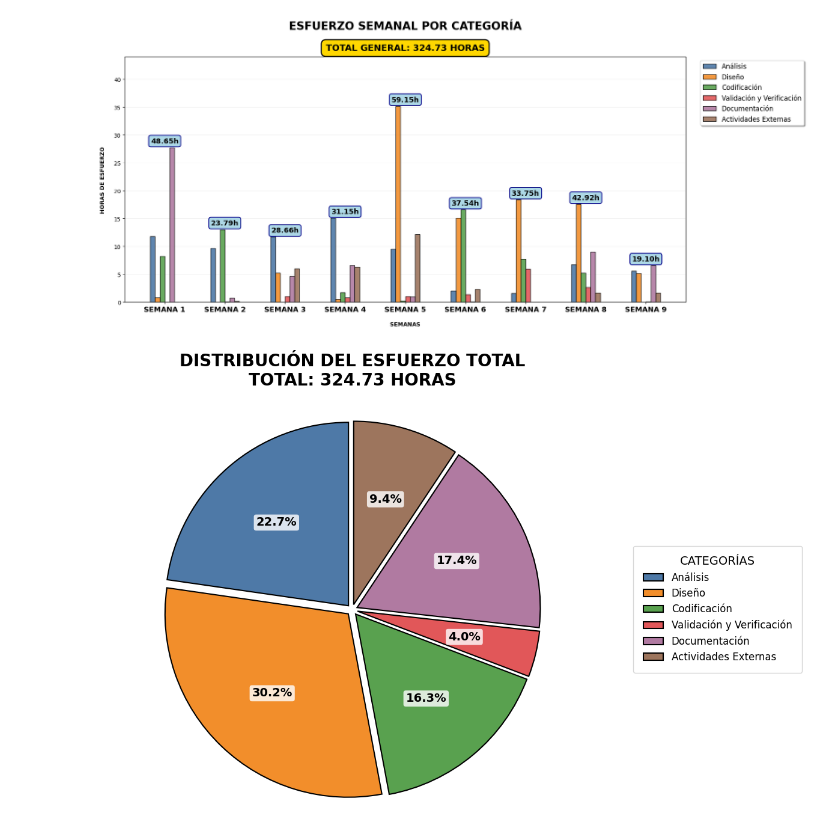
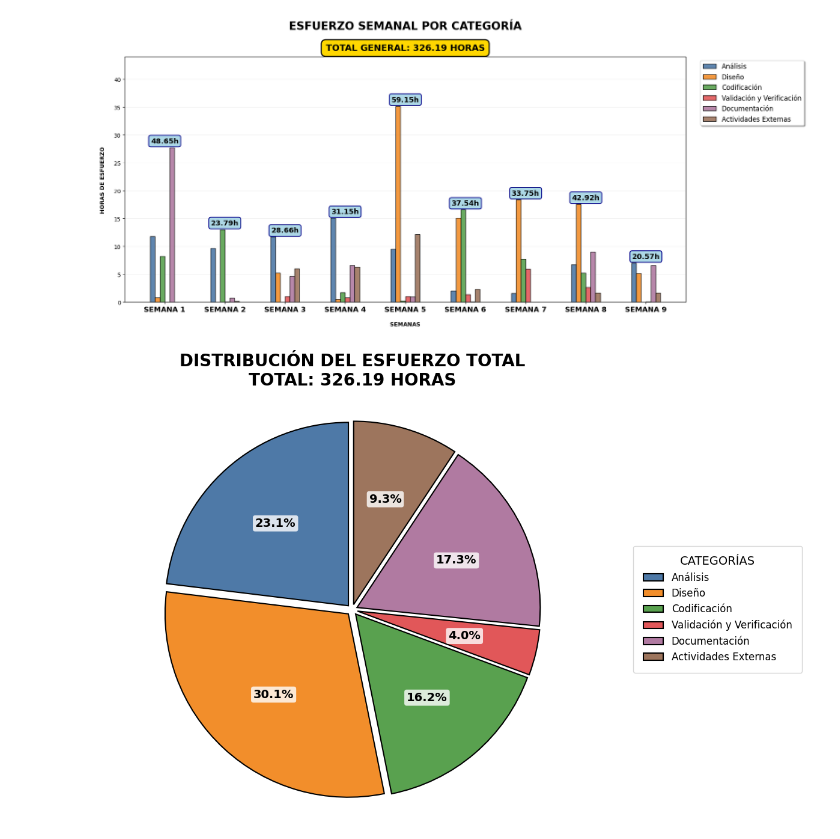
Before and after one commit to uarg-unpa/Kairos, a Jupyter notebook: registro de tiempos kairos.ipynb, the cells around one changed output. Cells and saved outputs as stored; diff of their text form; code cells hidden in the pictures.

```diff
--- a/registro de tiempos kairos.ipynb
+++ b/registro de tiempos kairos.ipynb
@@ -54,7 +54,7 @@ def horas_a_tiempo(horas_decimales):
 # Datos Semanales (extraídos de tu última tabla y completados con '00:00:00')
 datos_semanales_str = {
     'Semana': [1, 2, 3, 4, 5, 6, 7, 8, 9],
-    'Análisis': ['11:49:47', '09:42:10', '11:42:39', '15:05:18', '09:33:00', '02:00:00', '01:38:00', '06:43:00', '05:35:00'],
+    'Análisis': ['11:49:47', '09:42:10', '11:42:39', '15:05:18', '09:33:00', '02:00:00', '01:38:00', '06:43:00', '07:02:40'],
     'Diseño': ['00:50:13', '00:00:00', '05:36:00', '00:35:10', '37:30:29', '16:06:19', '19:37:42', '18:45:29', '05:30:06'],
     'Codificación': ['10:28:50', '16:32:42', '00:00:00', '02:13:01', '00:20:00', '21:03:00', '09:48:29', '06:37:00', '00:00:00'],
     'Validación y Verificación': ['00:00:00', '00:34:46', '05:14:46', '04:16:20', '05:14:00', '07:22:14', '31:04:11', '13:57:42', '00:33:08'],
@@ -64,7 +64,7 @@ datos_semanales_str = {
 
 # Totales Objetivo (La fila 'Total' que deseas que se cumpla)
 totales_objetivo_str = {
-    'Análisis': '73:48:54',
+    'Análisis': '75:16:34',
     'Diseño': '98:05:15',
     'Codificación': '52:51:56',
     'Validación y Verificación': '13:06:28',
@@ -180,34 +180,34 @@ for i, row in df_escalado_h.iterrows():
     total_t = horas_a_tiempo(row['Total Semanal'])
 
     # Imprimir fila con formato hh:mm:ss
     print(
         f"{row['Semana']:<8.0f} " +
         f"{row_t[0]:<13} " +
         f"{row_t[1]:<13} " +
         f"{row_t[2]:<13} " +
         f"{row_t[3]:<27} " +
         f"{row_t[4]:<13} " +
         f"{row_t[5]:<13} " +
         f"{total_t:<13}"
     )
 
 # Bloque de Totales
 print("\n" + "="*70)
 print("TOTALES POR CATEGORÍA:")
 print("="*70)
 
 for c in categorias:
     total_h = totales_categorias_final_h[c]
     total_t = horas_a_tiempo(total_h)
     porcentaje = (total_h / total_general_final_h) * 100
     print(f"{c:<26}: {total_t:>10} ({porcentaje:>5.1f}%)")
 
 total_general_t = horas_a_tiempo(total_general_final_h)
 print(f"\n{'TOTAL GENERAL':<26}: {total_general_t:>10} (Objetivo: {total_general_objetivo_str})")
 print("="*70)
 # %% [output]
 [figure]
-[figure, old version]
+[figure, new version]
 ========================================================================================================================
                               RESUMEN COMPLETO DE ESFUERZO (NORMALIZADO A TOTALES FINALES)
 ========================================================================================================================
```
Also changed, not shown: parts of 1 cell of this notebook, 4 other files.
